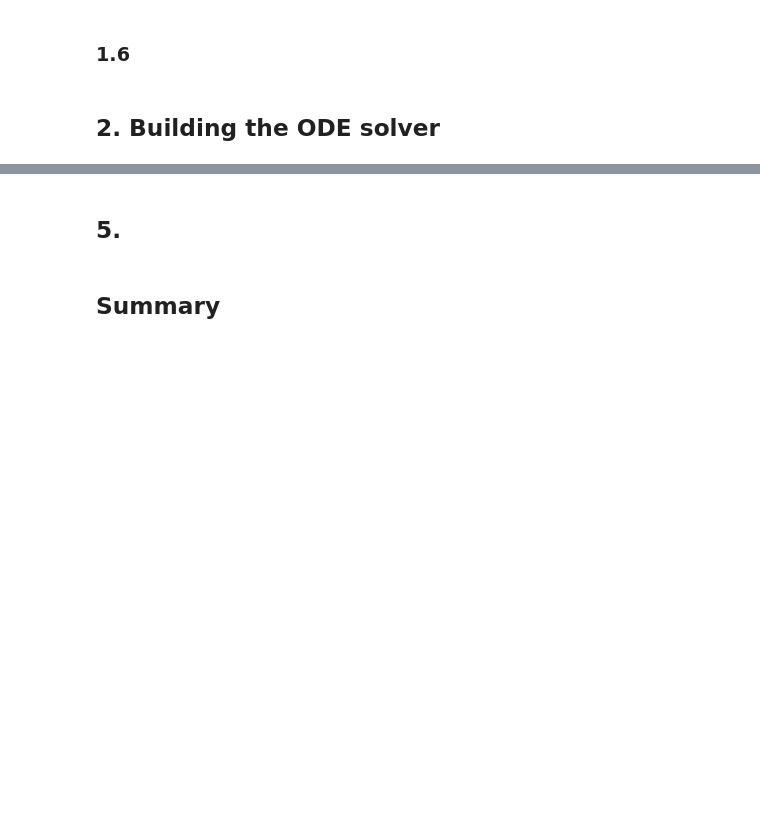
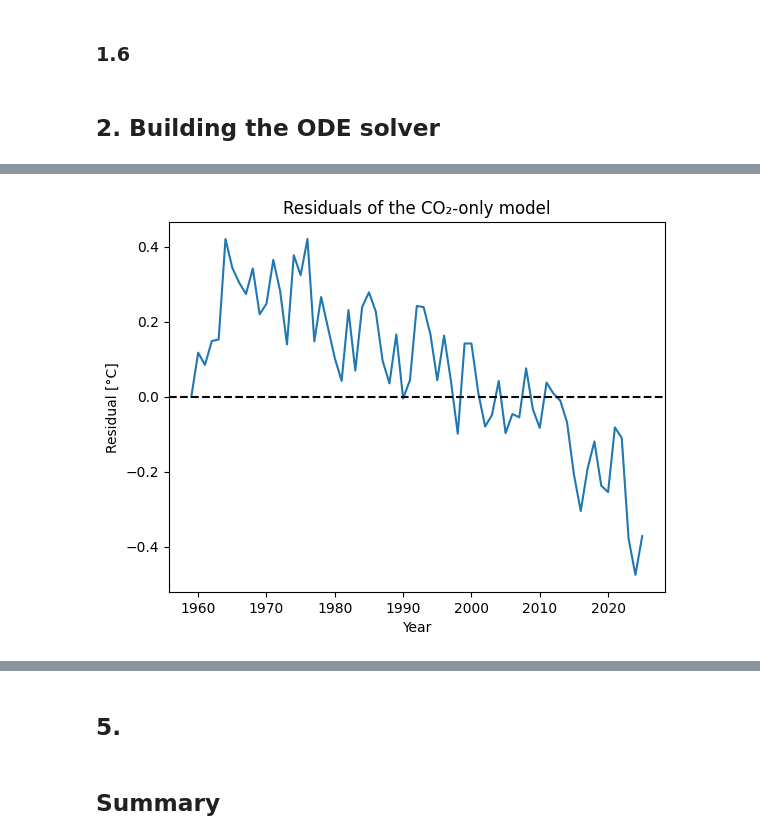
Before and after one commit to JoneVB/MOD300_Prosjekt1, a Jupyter notebook: project-2/project2.ipynb, the cells around one changed output, grey strips where cells are left out. Saved outputs shown, nothing was run; the diff lists cells and outputs as text; code cells hidden in the pictures; blank space fills up the shorter version.

```diff
--- a/project-2/project2.ipynb
+++ b/project-2/project2.ipynb
@@ -37,0 +348,13 @@ intro to exercise. what will we explore and why?
+# %%
+residuals = T_model_2 - T_data_obs
+
+plt.plot(t_data, residuals)
+plt.axhline(0, color="black", linestyle="--")
+
+plt.xlabel("Year")
+plt.ylabel("Residual [°C]")
+plt.title("Residuals of the CO₂-only model")
+
+plt.show()
+# %% [output]
+[figure, added]
```
Also changed, not shown: parts of 35 cells of this notebook, 2 other files.
